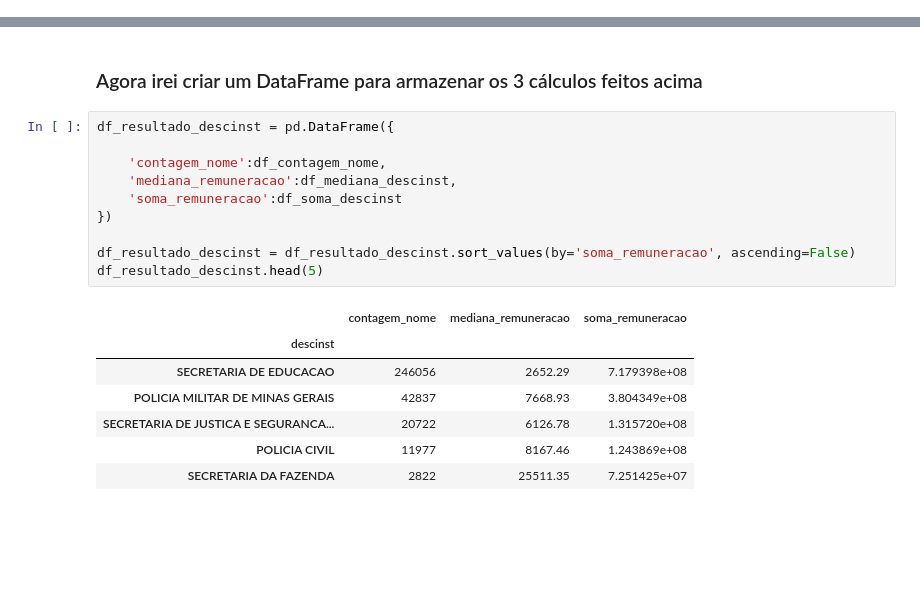
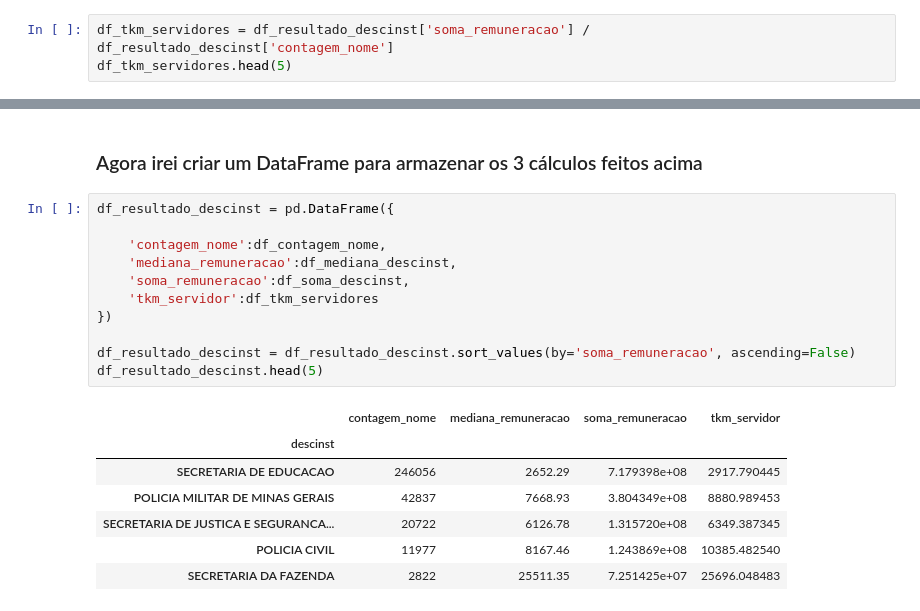
Before and after one commit to MichelleMapelli/estudo_Python, a Jupyter notebook: ServidoresMG_Abril_2024.ipynb, the cells around one changed output, grey strips where cells are left out. Cells and saved outputs as stored; diff of their text form; blank space fills up the shorter version.

```diff
--- a/ServidoresMG_Abril_2024.ipynb
+++ b/ServidoresMG_Abril_2024.ipynb
@@ -108 +78,4 @@ UTRAMIG FUND EDUC PARA O TRAB                                  27
 Name: nome, dtype: int64
+# %%
+df_tkm_servidores = df_resultado_descinst['soma_remuneracao'] / df_resultado_descinst['contagem_nome']
+df_tkm_servidores.head(5)
@@ -111,21 +92,22 @@ Name: nome, dtype: int64
 # %%
 df_resultado_descinst = pd.DataFrame({
 
     'contagem_nome':df_contagem_nome,
     'mediana_remuneracao':df_mediana_descinst,
-    'soma_remuneracao':df_soma_descinst
+    'soma_remuneracao':df_soma_descinst,
+    'tkm_servidor':df_tkm_servidores
 })
 
 df_resultado_descinst = df_resultado_descinst.sort_values(by='soma_remuneracao', ascending=False)
 df_resultado_descinst.head(5)
 # %% [output]
-|  | contagem_nome | mediana_remuneracao | soma_remuneracao |
-| descinst |  |  |  |
-| SECRETARIA DE EDUCACAO | 246056 | 2652.29 | 7.179398e+08 |
-| POLICIA MILITAR DE MINAS GERAIS | 42837 | 7668.93 | 3.804349e+08 |
-| SECRETARIA DE JUSTICA E SEGURANCA... | 20722 | 6126.78 | 1.315720e+08 |
-| POLICIA CIVIL | 11977 | 8167.46 | 1.243869e+08 |
-| SECRETARIA DA FAZENDA | 2822 | 25511.35 | 7.251425e+07 |
+|  | contagem_nome | mediana_remuneracao | soma_remuneracao | tkm_servidor |
+| descinst |  |  |  |  |
+| SECRETARIA DE EDUCACAO | 246056 | 2652.29 | 7.179398e+08 | 2917.790445 |
+| POLICIA MILITAR DE MINAS GERAIS | 42837 | 7668.93 | 3.804349e+08 | 8880.989453 |
+| SECRETARIA DE JUSTICA E SEGURANCA... | 20722 | 6126.78 | 1.315720e+08 | 6349.387345 |
+| POLICIA CIVIL | 11977 | 8167.46 | 1.243869e+08 | 10385.482540 |
+| SECRETARIA DA FAZENDA | 2822 | 25511.35 | 7.251425e+07 | 25696.048483 |
 # %%
 # Selecionar os 10 primeiros resultados
 top_10 = df_resultado_descinst.head(10)
```
Also changed, not shown: parts of 7 cells of this notebook.
